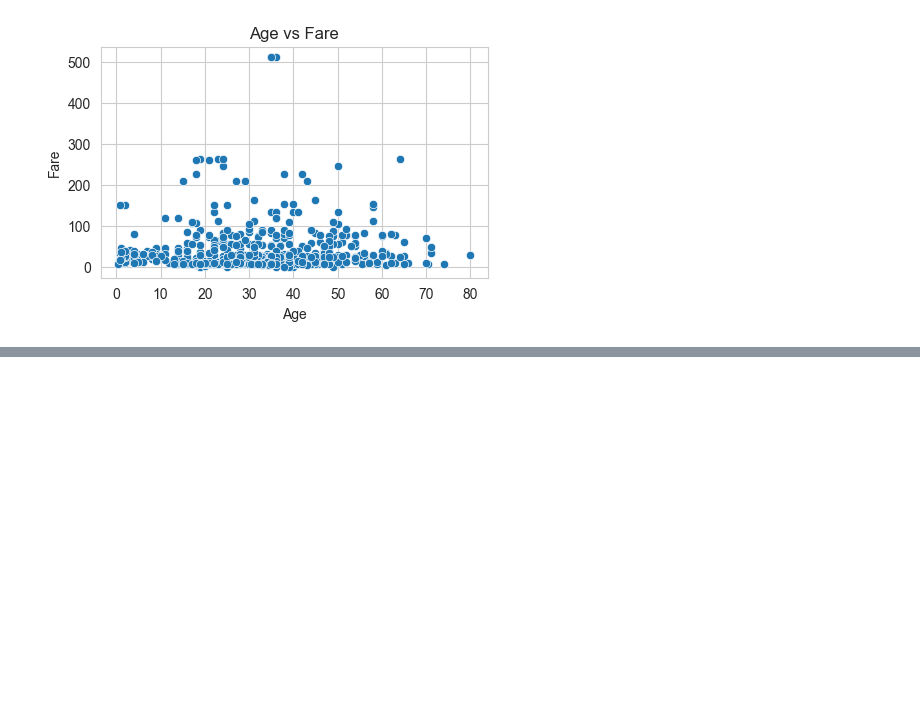
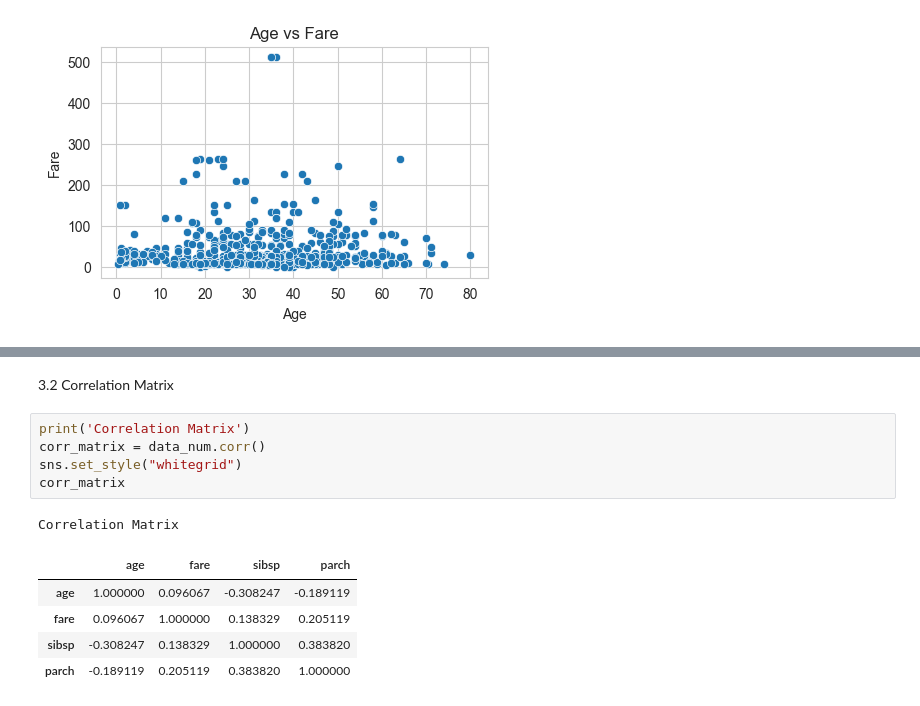
Before and after one commit to Foysalmeazi/bivariate_data_analysis, a Jupyter notebook: bivariate_data_analysis.ipynb, the cells around one changed output, grey strips where cells are left out. Saved outputs shown, nothing was run; the diff lists cells and outputs as text; blank space fills up the shorter version.

```diff
--- a/bivariate_data_analysis.ipynb
+++ b/bivariate_data_analysis.ipynb
@@ -145,0 +164,14 @@ plt.show()
+# %% [markdown]
+3.2 Correlation Matrix
+# %%
+print('Correlation Matrix')
+corr_matrix = data_num.corr()
+sns.set_style("whitegrid")
+corr_matrix
+# %% [output]
+Correlation Matrix
+|  | age | fare | sibsp | parch |
+| age | 1.000000 | 0.096067 | -0.308247 | -0.189119 |
+| fare | 0.096067 | 1.000000 | 0.138329 | 0.205119 |
+| sibsp | -0.308247 | 0.138329 | 1.000000 | 0.383820 |
+| parch | -0.189119 | 0.205119 | 0.383820 | 1.000000 |
```
Also changed, not shown: parts of 2 cells of this notebook.
